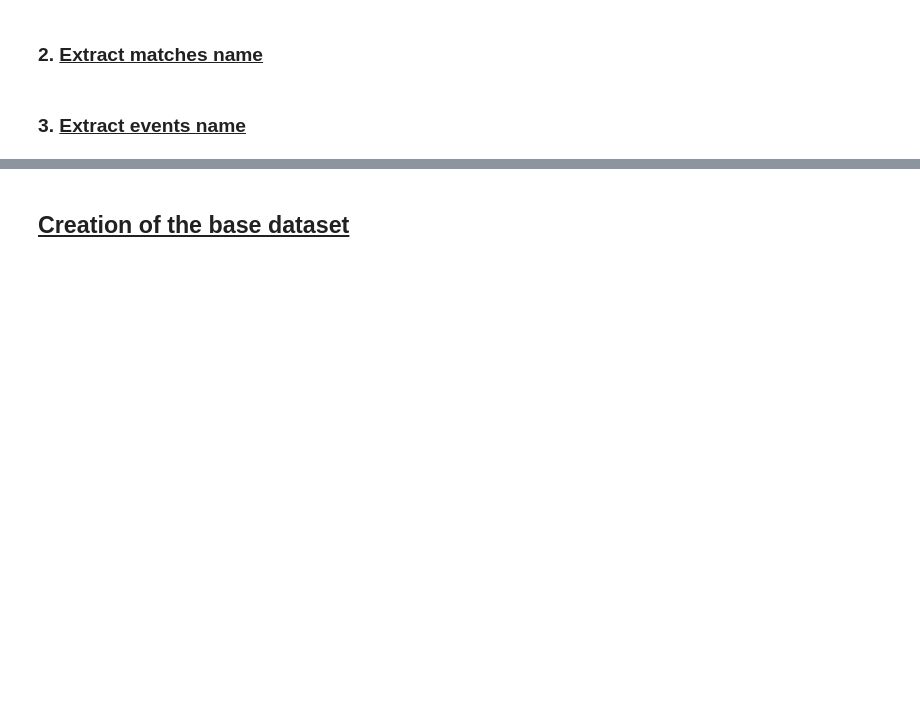
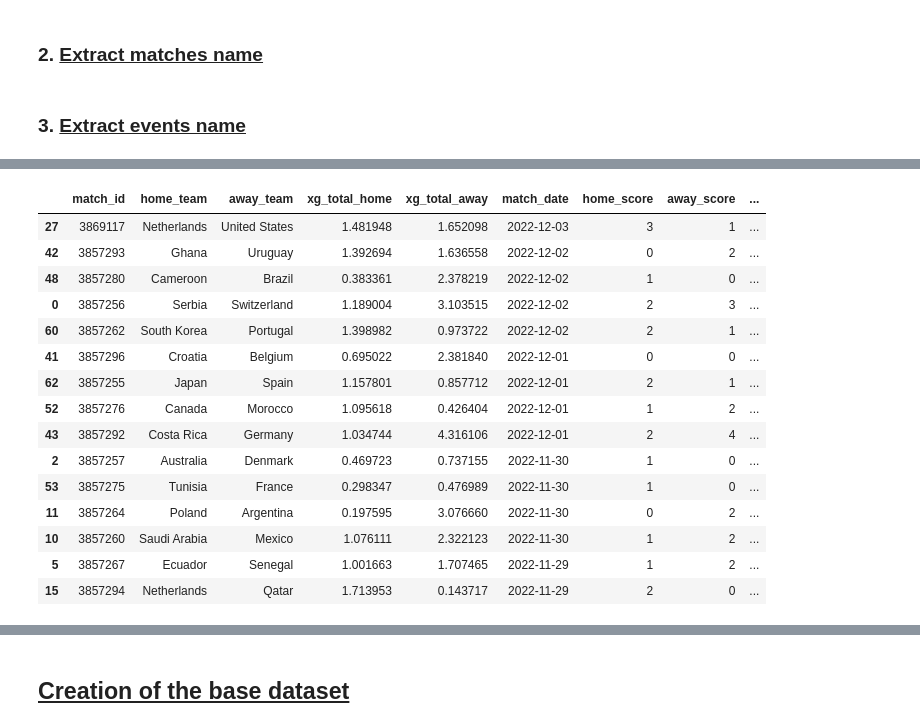
Before and after one commit to tomasnp/Datacamp, a Jupyter notebook: Final.ipynb, the cells around one changed output, grey strips where cells are left out. Cells and saved outputs as stored; diff of their text form; code cells hidden in the pictures; blank space fills up the shorter version.

```diff
--- a/Final.ipynb
+++ b/Final.ipynb
@@ -64,3 +64,4 @@ for subdir, dirs, files in os.walk(PATH_OPEN_DATA + "matches"):
 matches["match_date"] = pd.to_datetime(matches["match_date"])
 matches["competition_season"] = matches["competition.competition_name"] + "_" + matches["season.season_name"]
 matches["match_outcome"] = matches["home_score"] - matches["away_score"]
+matches = matches[matches["competition_season"] == "FIFA World Cup_2022"]
@@ -79,0 +132,19 @@ events["player.name"].value_counts().to_csv('player_values_counts.csv', index=Tr
+# %%
+df = events
+# %%
+# Calculer la somme de shot.statsbomb_xg pour chaque équipe par match
+team_xg_sum = df.groupby(['match_id', 'team.name'])['shot.statsbomb_xg'].sum().reset_index(name='xg_total')
+
+# Identifier si chaque 'team.name' est l'équipe à domicile ou à l'extérieur pour chaque match
+def assign_xg_to_team(row, xg_data):
+    home_xg = xg_data.loc[(xg_data['match_id'] == row['match_id']) & (xg_data['team.name'] == row['home_team']), 'xg_total'].sum()
+    away_xg = xg_data.loc[(xg_data['match_id'] == row['match_id']) & (xg_data['team.name'] == row['away_team']), 'xg_total'].sum()
+    return pd.Series([home_xg, away_xg])
+
+# Appliquer la fonction pour assigner les xg_total_home et xg_total_away
+df[['xg_total_home', 'xg_total_away']] = df.apply(assign_xg_to_team, axis=1, xg_data=team_xg_sum)
+
+# Nettoyer le DataFrame pour enlever les duplicatas et garder une ligne par match avec les totaux xG
+df_final_adjusted = df[['match_id', 'home_team', 'away_team', 'xg_total_home', 'xg_total_away','match_date','home_score','away_score']].drop_duplicates().reset_index(drop=True)
+
+df_final_adjusted
@@ -79,0 +252,51 @@ events["player.name"].value_counts().to_csv('player_values_counts.csv', index=Tr
+# %%
+def calculate_form(df, team_id_col, home_or_away):
+    # tri des données par equipe et par date
+    df_sorted = df.sort_values(by=['match_date', team_id_col])
+
+    form = []
+    for index, row in df.iterrows():
+        team_id = row[team_id_col]
+        match_date = row['match_date']
+        # Sélectionner les 3 derniers matchs de l'équipe, indépendamment du fait qu'elle joue à domicile ou à l'extérieur
+        past_matches = df_sorted[((df_sorted['home_team'] == team_id) | (df_sorted['away_team'] == team_id)) & (df_sorted['match_date'] < match_date)].tail(3)
+
+        team_form = 0
+        for _, match in past_matches.iterrows():
+            # Accumuler les xG indépendamment du statut domicile/extérieur
+            if match['home_team'] == team_id:
+                if match['home_score'] > match['away_score']:
+                    team_form += 1
+                elif match['home_score'] < match['away_score']:
+                    team_form -= 1
+            elif match['away_team'] == team_id:
+                if match['home_score'] < match['away_score']:
+                    team_form += 1
+                elif match['home_score'] > match['away_score']:
+                    team_form -= 1
+        form.append(team_form)
+
+    return pd.Series(form)
+
+
+df_final_adjusted['home_form'] = calculate_form(df_final_adjusted, 'home_team', 'home')
+df_final_adjusted['away_form'] = calculate_form(df_final_adjusted, 'away_team', 'away')
+
+df_final_adjusted.sort_values(by='match_date', ascending=False).iloc[15:30]
+# %% [output]
+|  | match_id | home_team | away_team | xg_total_home | xg_total_away | match_date | home_score | away_score | ... |
+| 27 | 3869117 | Netherlands | United States | 1.481948 | 1.652098 | 2022-12-03 | 3 | 1 | ... |
+| 42 | 3857293 | Ghana | Uruguay | 1.392694 | 1.636558 | 2022-12-02 | 0 | 2 | ... |
+| 48 | 3857280 | Cameroon | Brazil | 0.383361 | 2.378219 | 2022-12-02 | 1 | 0 | ... |
+| 0 | 3857256 | Serbia | Switzerland | 1.189004 | 3.103515 | 2022-12-02 | 2 | 3 | ... |
+| 60 | 3857262 | South Korea | Portugal | 1.398982 | 0.973722 | 2022-12-02 | 2 | 1 | ... |
+| 41 | 3857296 | Croatia | Belgium | 0.695022 | 2.381840 | 2022-12-01 | 0 | 0 | ... |
+| 62 | 3857255 | Japan | Spain | 1.157801 | 0.857712 | 2022-12-01 | 2 | 1 | ... |
+| 52 | 3857276 | Canada | Morocco | 1.095618 | 0.426404 | 2022-12-01 | 1 | 2 | ... |
+| 43 | 3857292 | Costa Rica | Germany | 1.034744 | 4.316106 | 2022-12-01 | 2 | 4 | ... |
+| 2 | 3857257 | Australia | Denmark | 0.469723 | 0.737155 | 2022-11-30 | 1 | 0 | ... |
+| 53 | 3857275 | Tunisia | France | 0.298347 | 0.476989 | 2022-11-30 | 1 | 0 | ... |
+| 11 | 3857264 | Poland | Argentina | 0.197595 | 3.076660 | 2022-11-30 | 0 | 2 | ... |
+| 10 | 3857260 | Saudi Arabia | Mexico | 1.076111 | 2.322123 | 2022-11-30 | 1 | 2 | ... |
+| 5 | 3857267 | Ecuador | Senegal | 1.001663 | 1.707465 | 2022-11-29 | 1 | 2 | ... |
+| 15 | 3857294 | Netherlands | Qatar | 1.713953 | 0.143717 | 2022-11-29 | 2 | 0 | ... |
```
Also changed, not shown: parts of 29 cells of this notebook, 1 other file.
